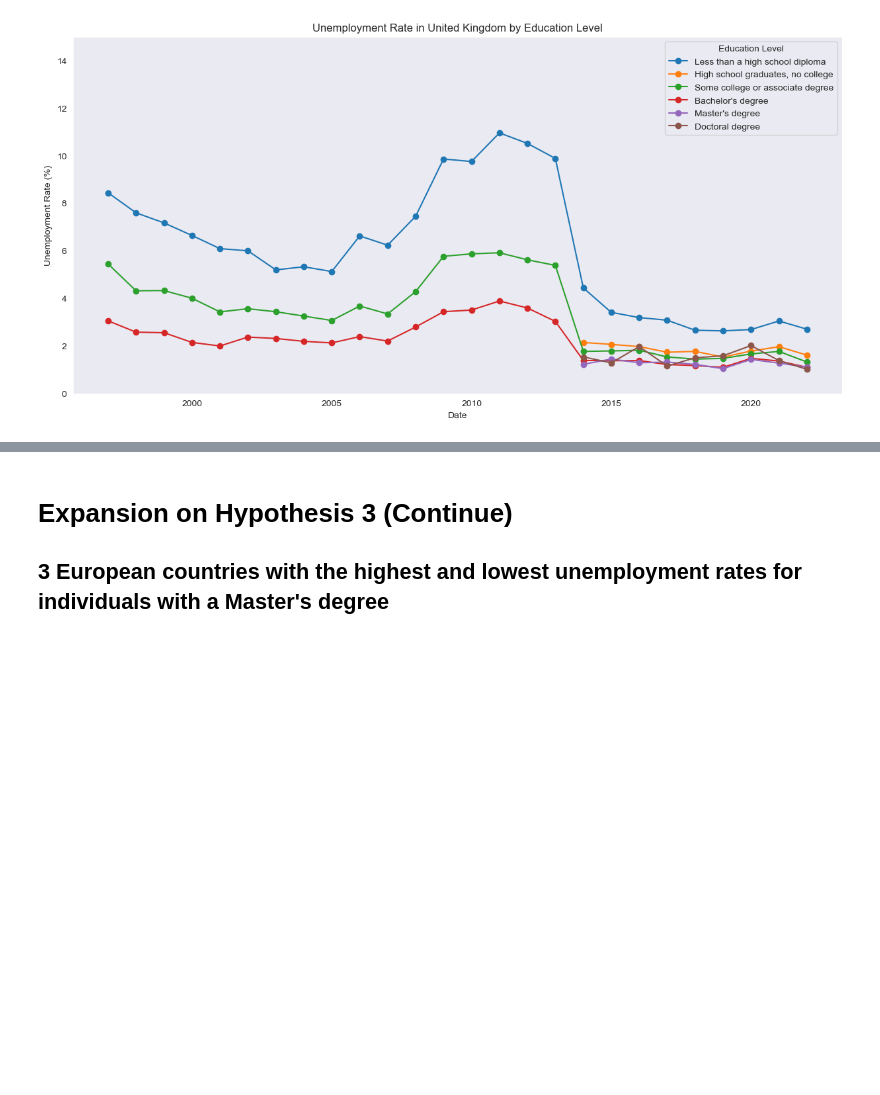
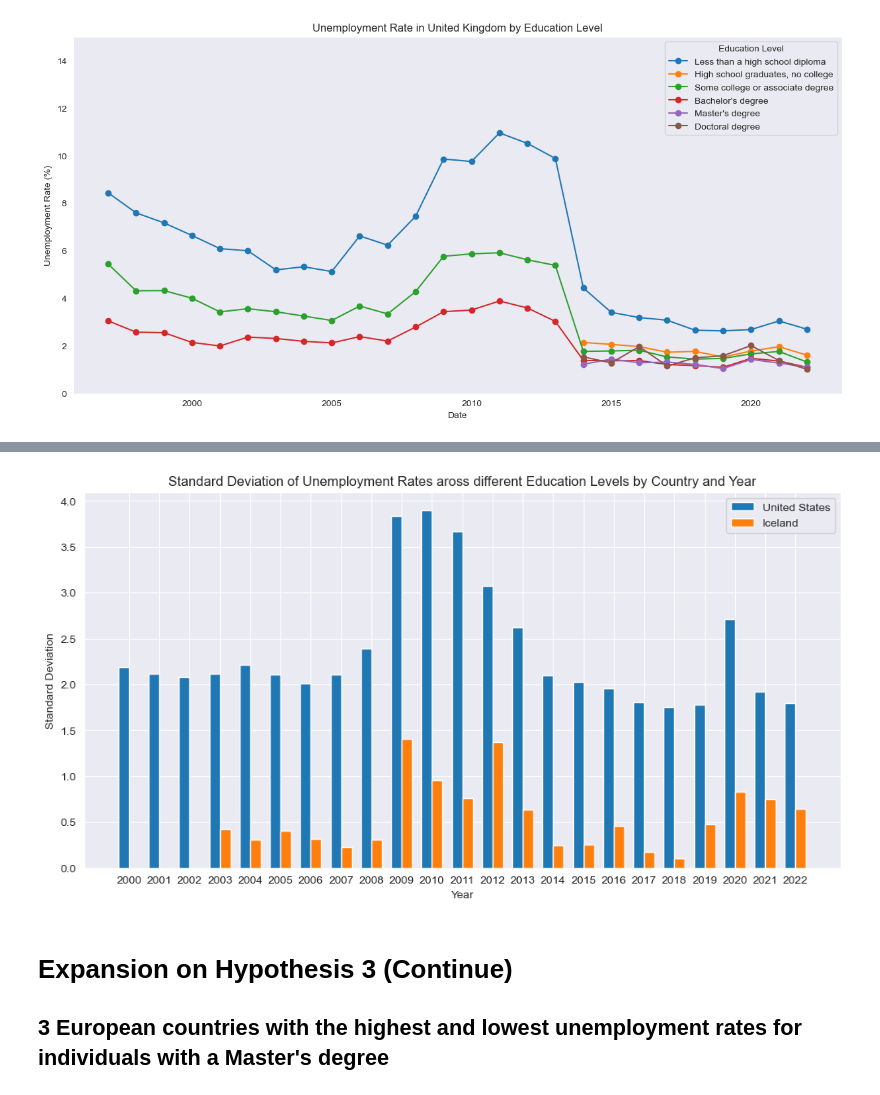
Before and after one commit to Zhen3408/2024Spr_projects, a Jupyter notebook: Final_Project_zl.ipynb, the cells around one changed output, grey strips where cells are left out. Saved outputs shown, nothing was run; the diff lists cells and outputs as text; code cells hidden in the pictures; blank space fills up the shorter version.

```diff
--- a/Final_Project_zl.ipynb
+++ b/Final_Project_zl.ipynb
@@ -144,8 +145,8 @@ They have the following hypothesis:
 **Null Hypothesis: Unemployment rate in the United States is independent of Race <br>
 Alternative Hypothesis: Unemployment rate in the United States is NOT independent of Race**
 # %%
-df_age = concatenate_usbls_files(dir_path='./Data/USBLS/Education/', blank_row=12, year_range=(2000, 2024))
-df_age.plot(figsize=(15, 7), linewidth = 1.5)
+df_education_level = concatenate_usbls_files(dir_path='./Data/USBLS/Education/', blank_row=12, year_range=(2000, 2024))
+df_education_level.plot(figsize=(15, 7), linewidth = 1.5)
 plt.grid()
 plt.xlabel('Date')
 plt.ylabel('Unemployment Level (in thousands)')
@@ -225,3 +230,31 @@ Also, the unemployment rate in those countries did not show a significant fluctu
+# %%
+# Process iceland data
+df_iceland = df_oecd_top_countries.loc['Iceland']
+df_iceland['iceland_std_dev'] = df_iceland.std(axis=1)
+df_iceland_std_dev = df_iceland[['iceland_std_dev']]
+# %%
+# Process the U.S. data and concatenate with Iceland data
+df_education_us = df_education_level.reset_index().groupby('Year').mean()
+df_education_us['us_std_dev'] = df_education_us.std(axis=1)
+df_education_us_std_dev = df_education_us[['us_std_dev']]
+df_us_iceland = df_education_us_std_dev.merge(df_iceland_std_dev, left_index=True, right_index=True, how='inner')
+# %%
+positions = np.arange(len(df_us_iceland))
+width = 0.35  # the width of the bars
+
+# Plotting
+fig, ax = plt.subplots(figsize=(12, 6))
+bars1 = ax.bar(positions - width/2, df_us_iceland['us_std_dev'], width, label='United States')
+bars2 = ax.bar(positions + width/2, df_us_iceland['iceland_std_dev'], width, label='Iceland')
+ax.set_xlabel('Year')
+ax.set_ylabel('Standard Deviation')
+ax.set_title('Standard Deviation of Unemployment Rates aross different Education Levels by Country and Year')
+ax.set_xticks(positions)
+ax.set_xticklabels(df_us_iceland.index)  # Assuming the index is the Year
+ax.legend()
+plt.show()
+# %% [output]
+[figure, added]
 # %% [markdown]
 # Expansion on Hypothesis 3 (Continue)
 ## 3 European countries with the highest and lowest unemployment rates for individuals with a Master's degree
```
Also changed, not shown: parts of 5 cells of this notebook, 4 other files.
